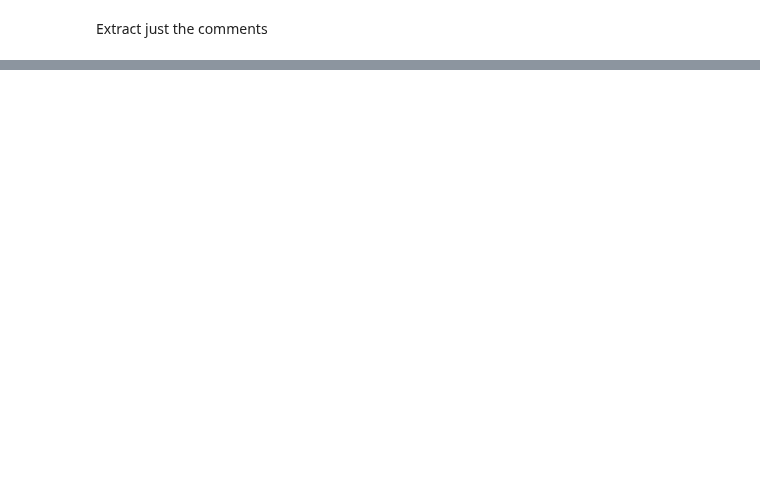
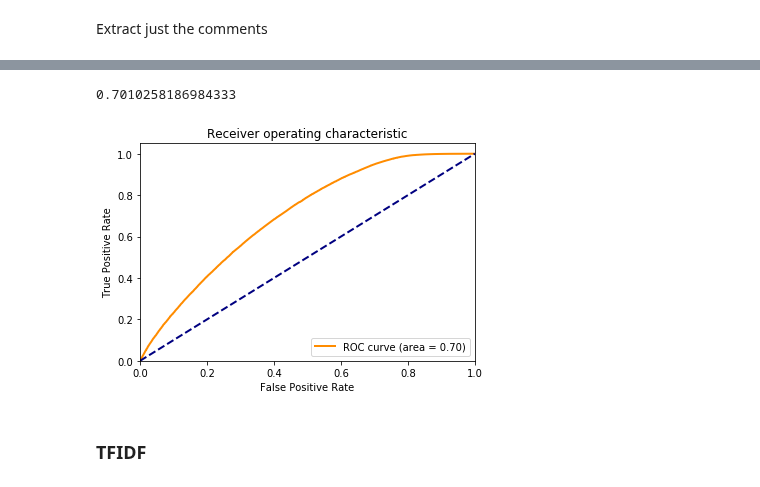
Before and after one commit to scottshepard/MScA, a Jupyter notebook: 32018/Assignments/Assignment4 - Classification.ipynb, the cells around one changed output, grey strips where cells are left out. Drawn from its saved outputs; the diff is of its cells as text; code cells hidden in the pictures; blank space fills up the shorter version.

```diff
--- a/32018/Assignments/Assignment4 - Classification.ipynb
+++ b/32018/Assignments/Assignment4 - Classification.ipynb
@@ -221,0 +179,3 @@ plt.show()
+# %%
+X_test_dtm_cv_adj = cv_adj.transform(X_test)
+X_test_dtm_cv_adj
@@ -221,0 +264,3 @@ plt.show()
+# %%
+logreg_cv_adj = LogisticRegression()
+%time logreg_cv_adj.fit(X_train_dtm_cv_adj, y_train)
@@ -221,0 +274,3 @@ plt.show()
+# %%
+y_pred_class_cv_adj = logreg_cv_adj.predict(X_test_dtm_cv_adj)
+y_pred_proba_cv_adj = logreg_cv_adj.predict_proba(X_test_dtm_cv_adj)
@@ -221,0 +288,10 @@ plt.show()
+# %%
+roc_auc_score(y_test, y_pred_proba_cv_adj[:,1])
+# %% [output]
+0.7010258186984333
+# %%
+roc_curve_plot(y_test, y_pred_proba_cv_adj[:,1])
+# %% [output]
+[figure, added]
+# %% [markdown]
+### TFIDF
```
Also changed, not shown: parts of 63 cells of this notebook.
